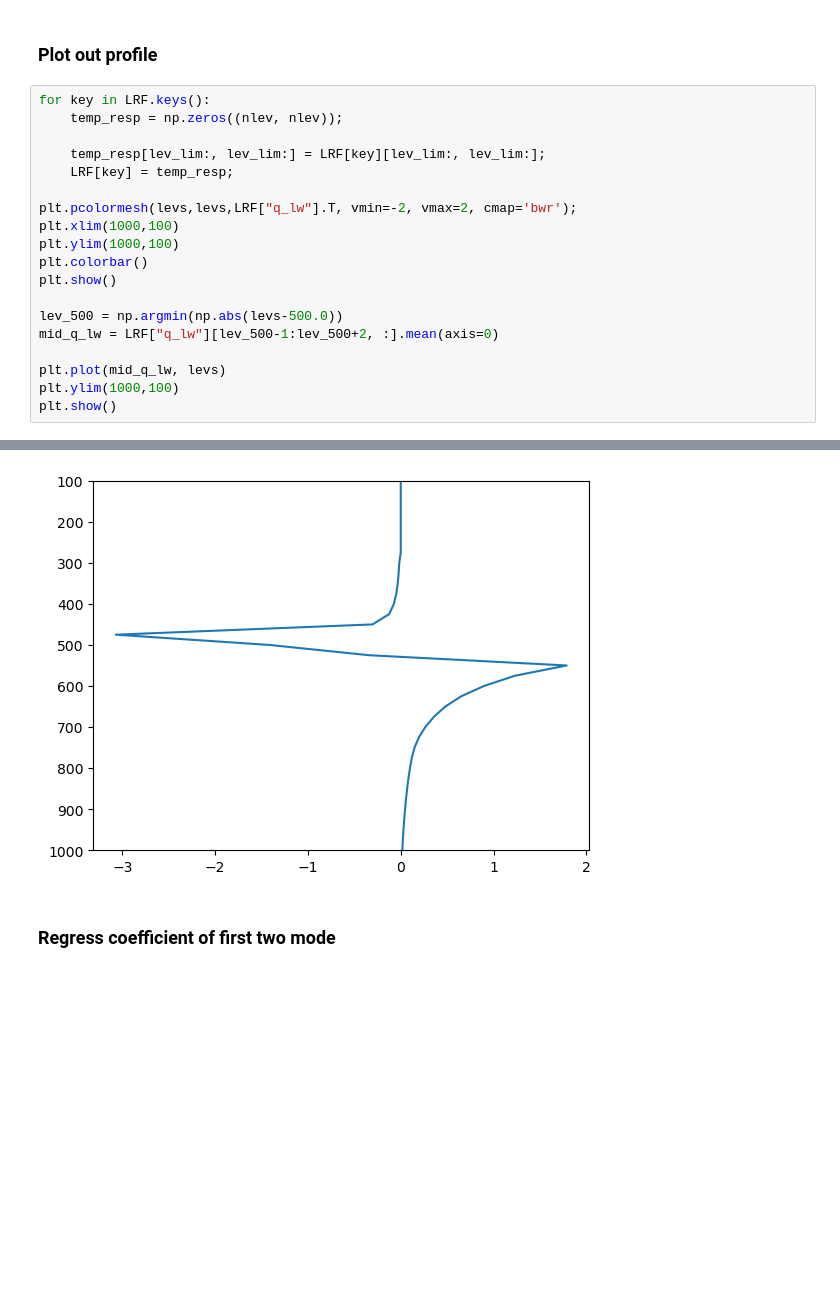
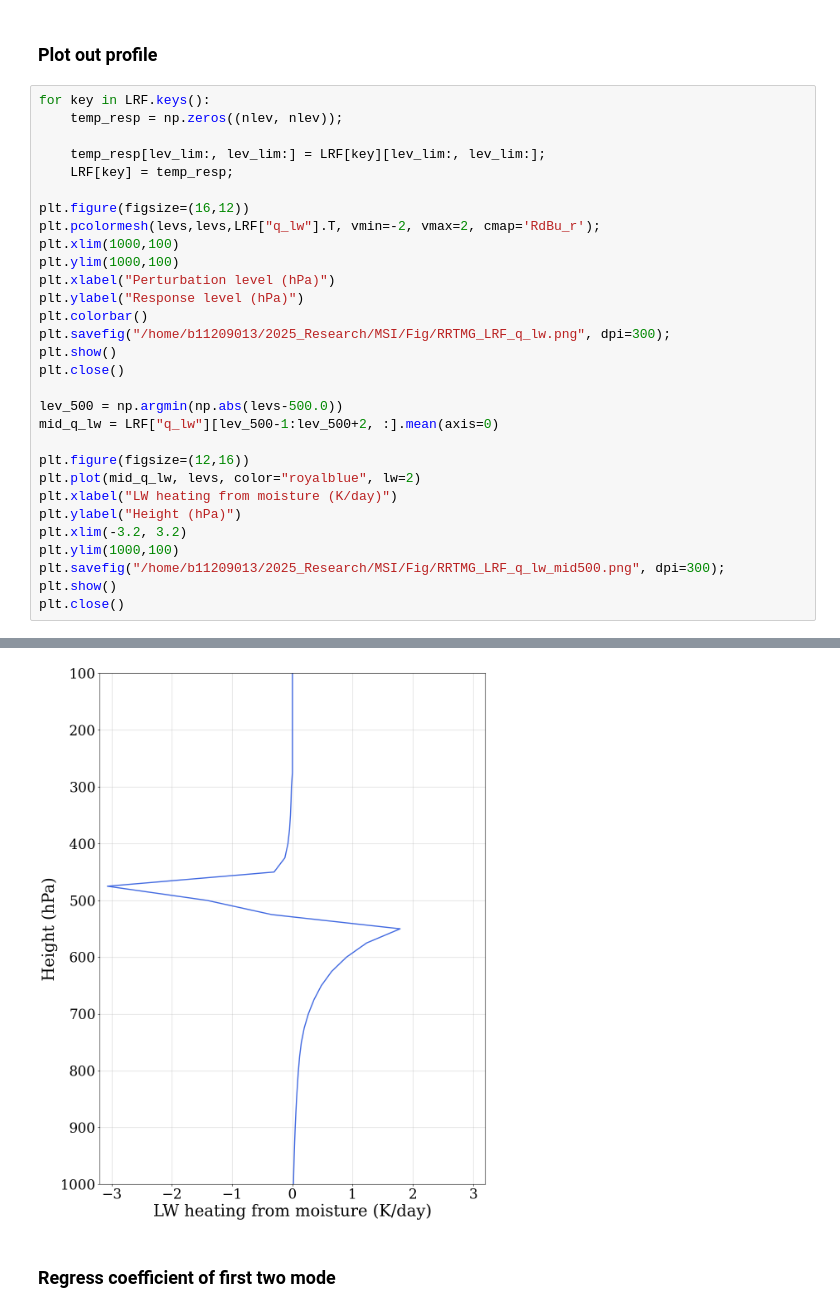
Before and after one commit to JosephKan828/Moisture_Stratiform_Instability, a Jupyter notebook: Code/LRF/RRTMG_LRF.ipynb, the cells around one changed output, grey strips where cells are left out. Cells and saved outputs as stored; diff of their text form; blank space fills up the shorter version.

Commit message:
UPLOAD:001AT20250902
Time: UTC+8 2025-09-02 09:32
Editor: Yu-Chuan Kan
Objective: upload radiative heating profile and regression result.

```diff
--- a/Code/LRF/RRTMG_LRF.ipynb
+++ b/Code/LRF/RRTMG_LRF.ipynb
@@ -103,16 +105,27 @@ for key in LRF.keys():
     temp_resp[lev_lim:, lev_lim:] = LRF[key][lev_lim:, lev_lim:];
     LRF[key] = temp_resp;
 
-plt.pcolormesh(levs,levs,LRF["q_lw"].T, vmin=-2, vmax=2, cmap='bwr');
+plt.figure(figsize=(16,12))
+plt.pcolormesh(levs,levs,LRF["q_lw"].T, vmin=-2, vmax=2, cmap='RdBu_r');
 plt.xlim(1000,100)
 plt.ylim(1000,100)
+plt.xlabel("Perturbation level (hPa)")
+plt.ylabel("Response level (hPa)")
 plt.colorbar()
+plt.savefig("/home/b11209013/2025_Research/MSI/Fig/RRTMG_LRF_q_lw.png", dpi=300);
 plt.show()
+plt.close()
 
 lev_500 = np.argmin(np.abs(levs-500.0))
 mid_q_lw = LRF["q_lw"][lev_500-1:lev_500+2, :].mean(axis=0)
 
-plt.plot(mid_q_lw, levs)
+plt.figure(figsize=(12,16))
+plt.plot(mid_q_lw, levs, color="royalblue", lw=2)
+plt.xlabel("LW heating from moisture (K/day)")
+plt.ylabel("Height (hPa)")
+plt.xlim(-3.2, 3.2)
 plt.ylim(1000,100)
+plt.savefig("/home/b11209013/2025_Research/MSI/Fig/RRTMG_LRF_q_lw_mid500.png", dpi=300);
 plt.show()
+plt.close()
 # %% [output]
@@ -120,4 +133,4 @@ plt.show()
-[figure, old version]
+[figure, new version]
 # %% [markdown]
 ### Regress coefficient of first two mode
 # %%
```
Also changed, not shown: parts of 3 cells of this notebook, 3 other files.
